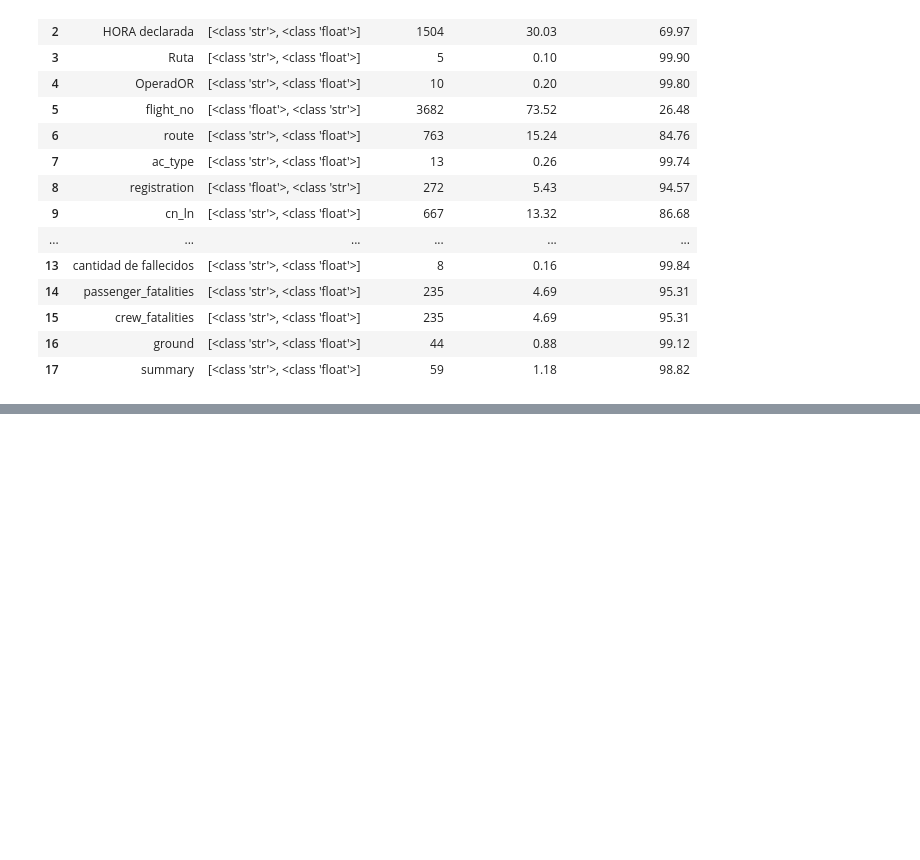
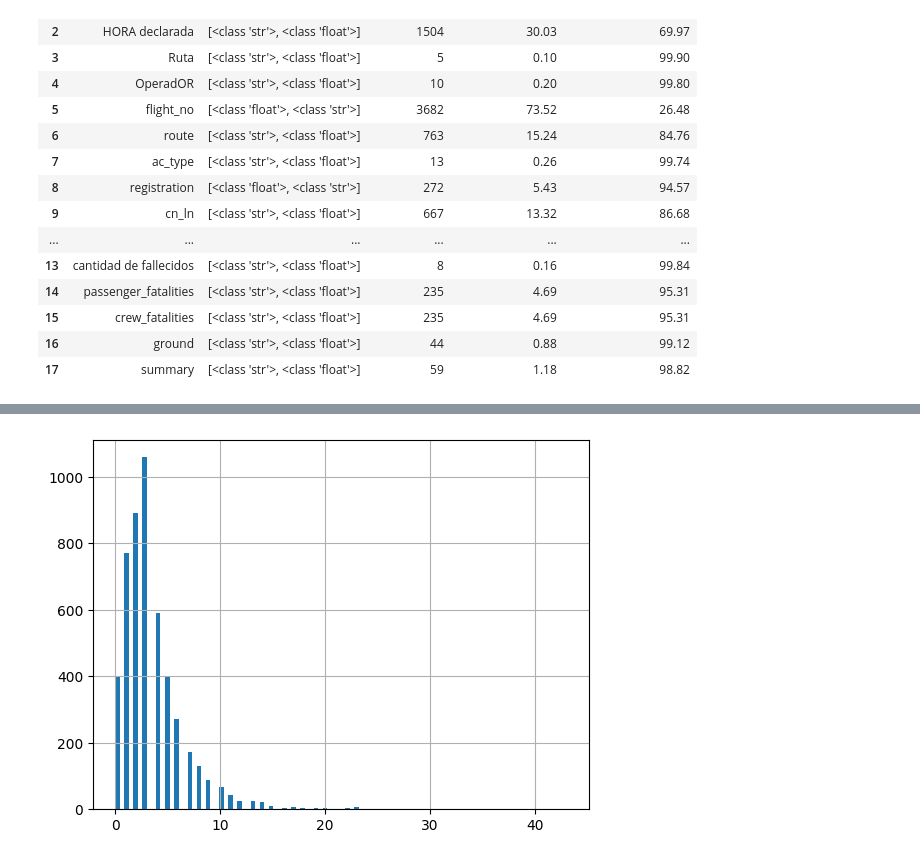
Before and after one commit to freddyv1828/Data_Analytics_Accidentes_Aereos, a Jupyter notebook: Notebooks/Etl_Accidentes_aereos.ipynb, the cells around one changed output, grey strips where cells are left out. Saved outputs shown, nothing was run; the diff lists cells and outputs as text; code cells hidden in the pictures; blank space fills up the shorter version.

```diff
--- a/Notebooks/Etl_Accidentes_aereos.ipynb
+++ b/Notebooks/Etl_Accidentes_aereos.ipynb
@@ -131,0 +234,9 @@ Advertencia: la columna summary, tiene valores nulos
+# %%
+# Realizamos la imputacion
+
+imputed_median_null["crew_fatalities"].fillna(imputed_median_null["crew_fatalities"].median(), inplace=True)
+# %%
+imputed_median_null["crew_fatalities"].astype("int").hist(bins=100)
+plt.show()
+# %% [output]
+[figure, added]
```
Also changed, not shown: parts of 60 cells of this notebook, 2 other files.
